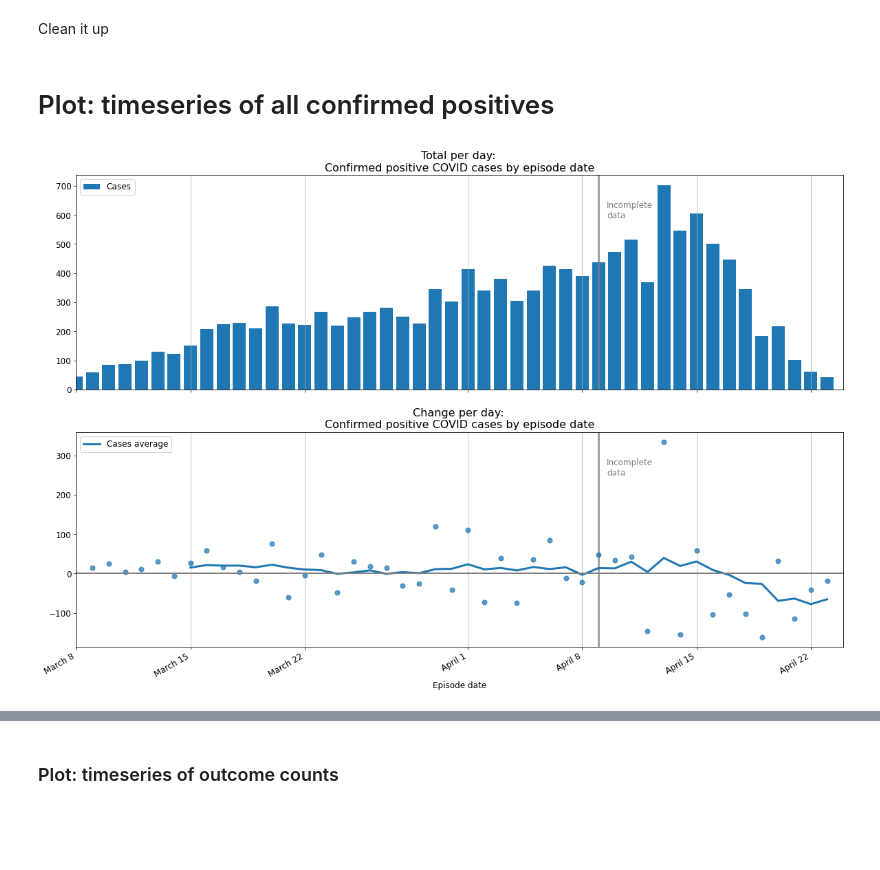
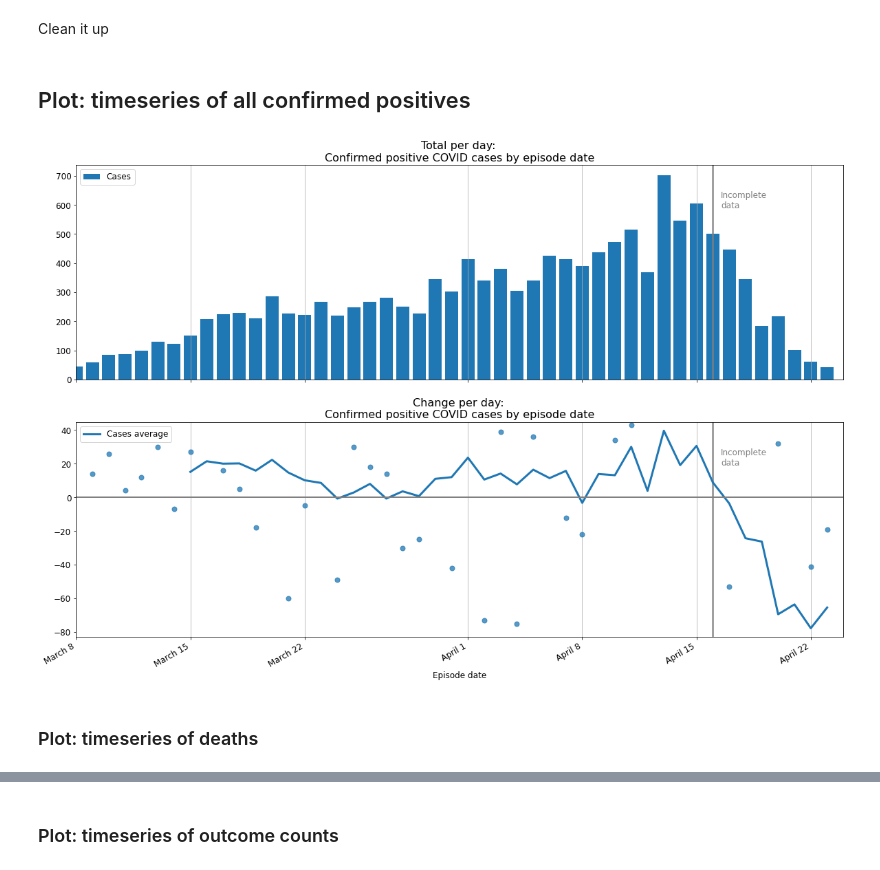
Before and after one commit to rlwelch/covid-ontario, a Jupyter notebook: covid_ontario/covid_ontario_investigation.ipynb, the cells around one changed output, grey strips where cells are left out. Drawn from its saved outputs; the diff is of its cells as text; code cells hidden in the pictures; blank space fills up the shorter version.

```diff
--- a/covid_ontario/covid_ontario_investigation.ipynb
+++ b/covid_ontario/covid_ontario_investigation.ipynb
@@ -215,6 +213,3 @@ tests.tail()
 | 2020-04-24 | 0 | 0 | 0 | 5669 | 7087 | ... |
 # %% [markdown]
 ## Plot: fractional change in active cases over time
-# %%
-    ts = time_series
-    ts = ts/ts.shift(1)
@@ -428,7 +419,7 @@ def plot_timeline(time_series, start_date, colormap="rainbow", title_append="",
         if days_warning:
             date_warning = [
                 {
-                "date": f"{(outcome_ts.index.max() - pd.Timedelta(days=days_warning)).strftime('%Y-%m-%d')}",
+                "date": f"{(df_plot.index.max() - pd.Timedelta(days=days_warning)).strftime('%Y-%m-%d')}",
                 "label": "Incomplete\ndata"
                 }
             ]
@@ -474,6 +465,14 @@ def plot_timeline(time_series, start_date, colormap="rainbow", title_append="",
                     color="grey"
                 )
 
+        # Restrict the y-limits as well
+        if name == "change":
+            df_mean = df_plot.rolling(7).mean()
+            ax.set_ylim([
+                df_mean.min().min() - 5,
+                df_mean.max().max() + 5
+            ])
+
         ax.set_xlim([pd.to_datetime(start_date), ts[name].index.max() + pd.DateOffset(1)])
         ax.xaxis.set_major_formatter(mdates.DateFormatter("%B %-d"))
         ax.xaxis.grid(True, which="major")
@@ -531,6 +530,6 @@ plt.show()
 # %% [markdown]
 Load the first file: tabular data from a CSV
 # %%
-dataset = "Status of COVID-19 cases in Ontario"
+dataset = "Confirmed positive cases of COVID-19 in Ontario"
 pos_csv = get_and_load_data(dataset)
 # %% [output]
@@ -538,5 +538,3 @@ File already exists: data/2020-04-25/covidtesting.csv. Skipping download.
-# %%
-pos_csv = load_test_data(paths_dataset[0])
 # %%
 pos_csv.tail()
 # %% [output]
@@ -571,13 +569,15 @@ def get_value_counts_timeseries(df, col_name):
     col_values_ts = bool_cols.groupby("date").sum()
     return col_values_ts
 # %% [markdown]
-# Plot: timeseries of all confirmed positives
+## Plot: timeseries of all confirmed positives
 # %%
 outcomes["Cases"] = "Cases"
 all_cases_ts = get_value_counts_timeseries(outcomes, "Cases")
 # %%
-fig = plot_timeline(all_cases_ts, "2020-03-08", colormap="tab10", title_append="\nConfirmed positive COVID cases by episode date", days_warning=14)
+fig = plot_timeline(all_cases_ts, "2020-03-08", colormap="tab10", title_append="\nConfirmed positive COVID cases by episode date", days_warning=7)
 plt.xlabel("Episode date")
 plt.show()
 # %% [output]
-[figure, old version]
+[figure, new version]
+# %% [markdown]
+### Plot: timeseries of deaths
```
Also changed, not shown: parts of 25 cells of this notebook.
